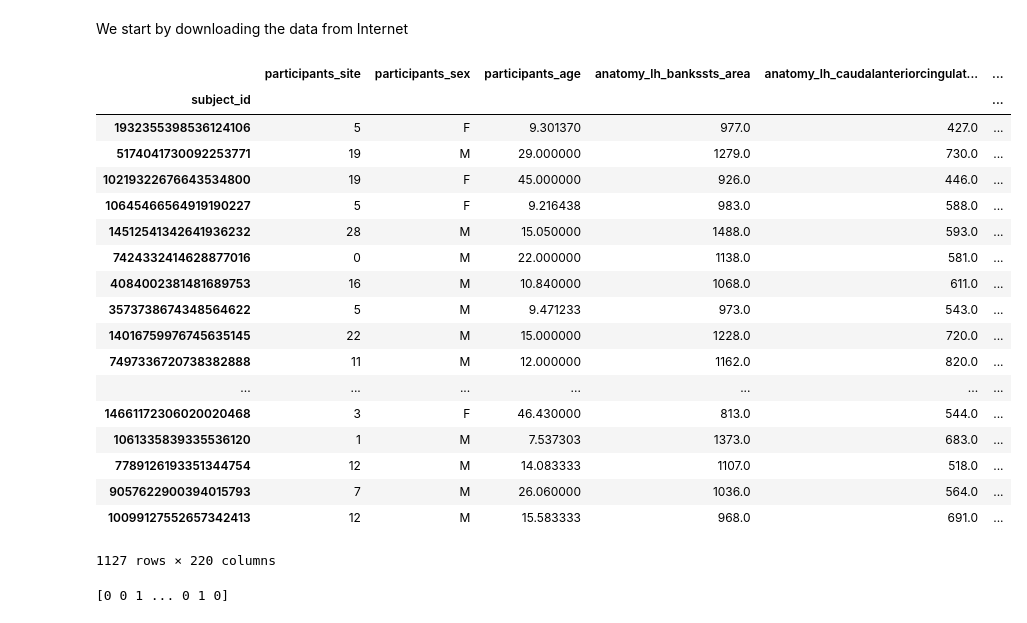
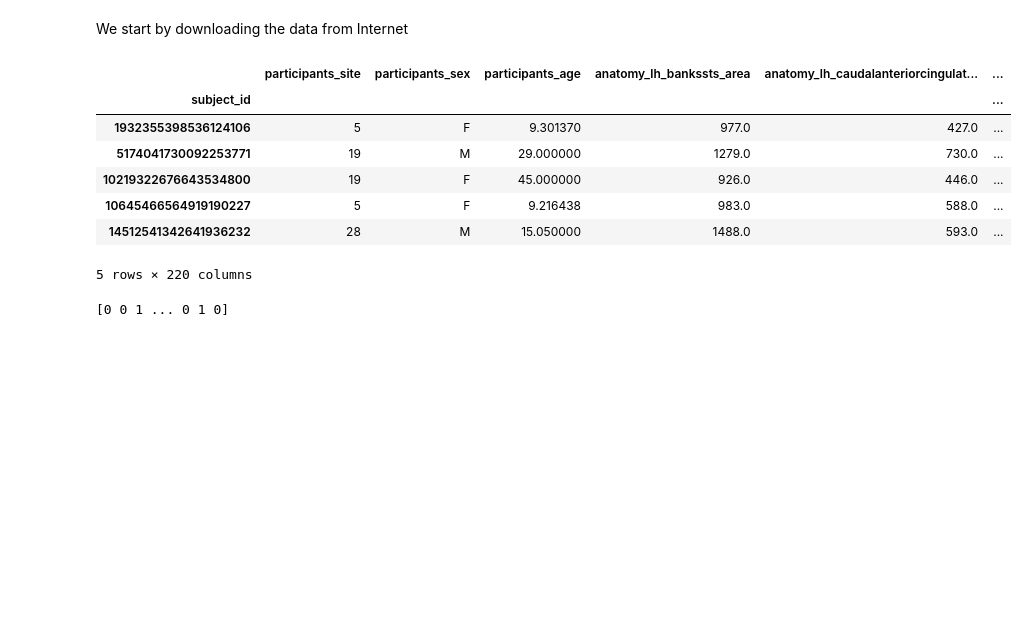
Before and after one commit to ramp-kits/autism, a Jupyter notebook: autism_starting_kit.ipynb, the cells around one changed output. Cells and saved outputs as stored; diff of their text form; code cells hidden in the pictures; blank space fills up the shorter version.

```diff
--- a/autism_starting_kit.ipynb
+++ b/autism_starting_kit.ipynb
@@ -107,23 +101,12 @@ data, labels = get_train_data()
-# %%
-data
-# %% [output]
-|  | participants_site | participants_sex | participants_age | anatomy_lh_bankssts_area | anatomy_lh_caudalanteriorcingulat... | ... |
-| subject_id |  |  |  |  |  | ... |
-| 1932355398536124106 | 5 | F | 9.301370 | 977.0 | 427.0 | ... |
-| 5174041730092253771 | 19 | M | 29.000000 | 1279.0 | 730.0 | ... |
-| 10219322676643534800 | 19 | F | 45.000000 | 926.0 | 446.0 | ... |
-| 10645466564919190227 | 5 | F | 9.216438 | 983.0 | 588.0 | ... |
-| 14512541342641936232 | 28 | M | 15.050000 | 1488.0 | 593.0 | ... |
-| 7424332414628877016 | 0 | M | 22.000000 | 1138.0 | 581.0 | ... |
-| 4084002381481689753 | 16 | M | 10.840000 | 1068.0 | 611.0 | ... |
-| 3573738674348564622 | 5 | M | 9.471233 | 973.0 | 543.0 | ... |
-| 14016759976745635145 | 22 | M | 15.000000 | 1228.0 | 720.0 | ... |
-| 7497336720738382888 | 11 | M | 12.000000 | 1162.0 | 820.0 | ... |
-| ... | ... | ... | ... | ... | ... | ... |
-| 14661172306020020468 | 3 | F | 46.430000 | 813.0 | 544.0 | ... |
-| 1061335839335536120 | 1 | M | 7.537303 | 1373.0 | 683.0 | ... |
-| 7789126193351344754 | 12 | M | 14.083333 | 1107.0 | 518.0 | ... |
-| 9057622900394015793 | 7 | M | 26.060000 | 1036.0 | 564.0 | ... |
-| 10099127552657342413 | 12 | M | 15.583333 | 968.0 | 691.0 | ... |
-1127 rows × 220 columns
+# %%
+data_train.head()
+# %% [output]
+|  | participants_site | participants_sex | participants_age | anatomy_lh_bankssts_area | anatomy_lh_caudalanteriorcingulat... | ... |
+| subject_id |  |  |  |  |  | ... |
+| 1932355398536124106 | 5 | F | 9.301370 | 977.0 | 427.0 | ... |
+| 5174041730092253771 | 19 | M | 29.000000 | 1279.0 | 730.0 | ... |
+| 10219322676643534800 | 19 | F | 45.000000 | 926.0 | 446.0 | ... |
+| 10645466564919190227 | 5 | F | 9.216438 | 983.0 | 588.0 | ... |
+| 14512541342641936232 | 28 | M | 15.050000 | 1488.0 | 593.0 | ... |
+5 rows × 220 columns
 # %%
```
Also changed, not shown: parts of 37 cells of this notebook, 1 other file.
